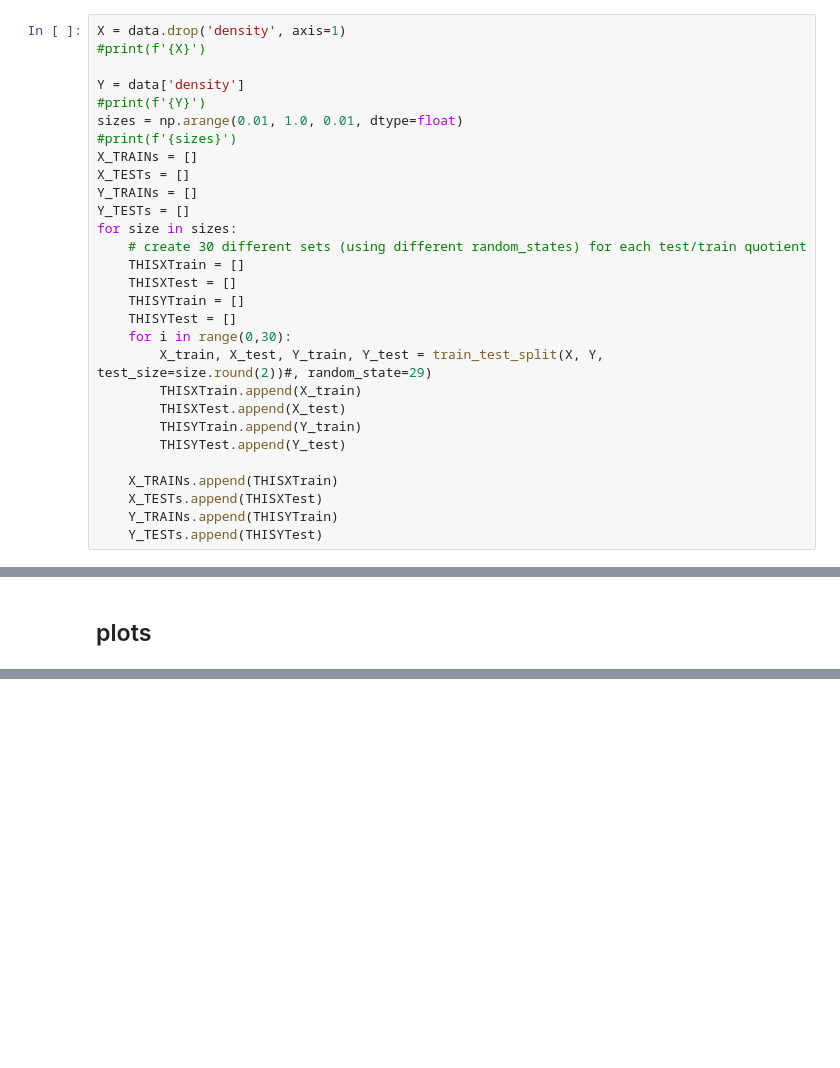
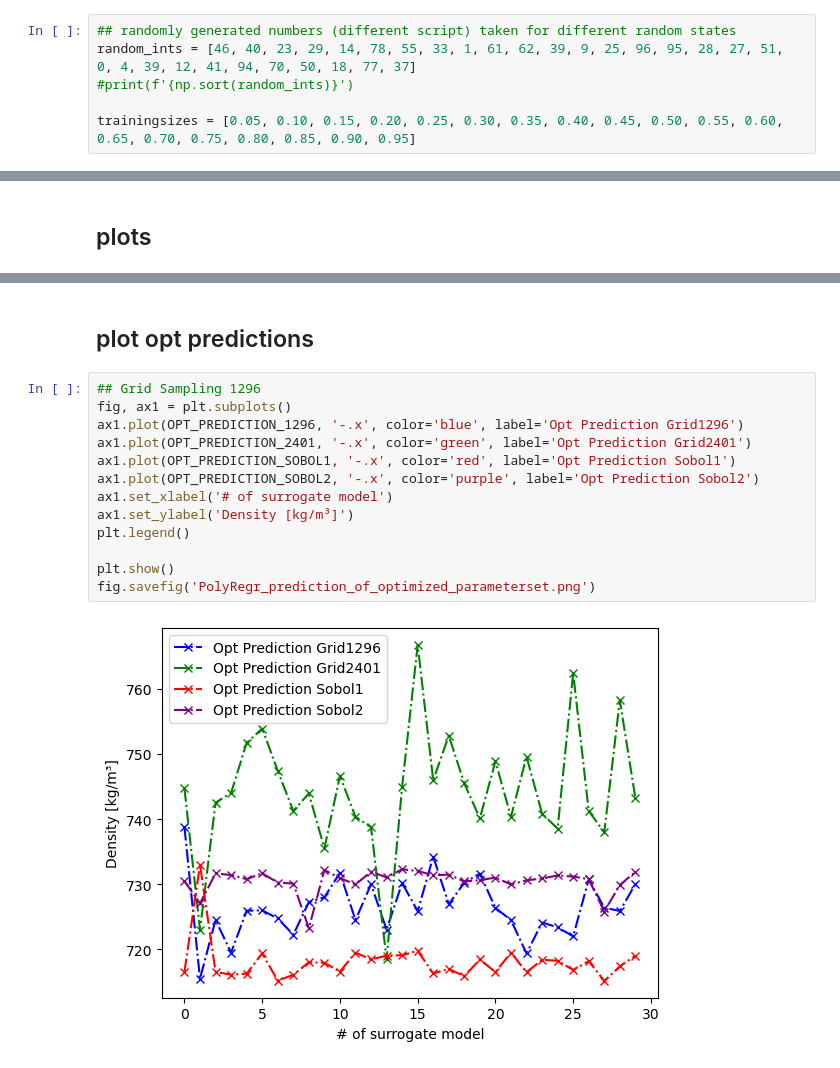
Before and after one commit to rstrickstrock/ML_density-model, a Jupyter notebook: 02.2_polynomial-regression/03_polynomial_regression_testset-size_analysis.ipynb, the cells around one changed output, grey strips where cells are left out. Saved outputs shown, nothing was run; the diff lists cells and outputs as text; blank space fills up the shorter version.

```diff
--- a/02.2_polynomial-regression/03_polynomial_regression_testset-size_analysis.ipynb
+++ b/02.2_polynomial-regression/03_polynomial_regression_testset-size_analysis.ipynb
@@ -25,31 +56,8 @@ data = data.drop(data.columns[0], axis=1)
 # %% [markdown]
 ## prepare data
 # %%
-X = data.drop('density', axis=1)
-#print(f'{X}')
+## randomly generated numbers (different script) taken for different random states
+random_ints = [46, 40, 23, 29, 14, 78, 55, 33, 1, 61, 62, 39, 9, 25, 96, 95, 28, 27, 51, 0, 4, 39, 12, 41, 94, 70, 50, 18, 77, 37]
+#print(f'{np.sort(random_ints)}')
 
-Y = data['density']
-#print(f'{Y}')
-sizes = np.arange(0.01, 1.0, 0.01, dtype=float)
-#print(f'{sizes}')
-X_TRAINs = []
-X_TESTs = []
-Y_TRAINs = []
-Y_TESTs = []
-for size in sizes:
-    # create 30 different sets (using different random_states) for each test/train quotient
-    THISXTrain = []
-    THISXTest = []
-    THISYTrain = []
-    THISYTest = []
-    for i in range(0,30):
-        X_train, X_test, Y_train, Y_test = train_test_split(X, Y, test_size=size.round(2))#, random_state=29)
-        THISXTrain.append(X_train)
-        THISXTest.append(X_test)
-        THISYTrain.append(Y_train)
-        THISYTest.append(Y_test)
-
-    X_TRAINs.append(THISXTrain)
-    X_TESTs.append(THISXTest)
-    Y_TRAINs.append(THISYTrain)
-    Y_TESTs.append(THISYTest)
+trainingsizes = [0.05, 0.10, 0.15, 0.20, 0.25, 0.30, 0.35, 0.40, 0.45, 0.50, 0.55, 0.60, 0.65, 0.70, 0.75, 0.80, 0.85, 0.90, 0.95]
@@ -142,0 +604,17 @@ plt.show()
+# %% [markdown]
+## plot opt predictions
+# %%
+## Grid Sampling 1296
+fig, ax1 = plt.subplots()
+ax1.plot(OPT_PREDICTION_1296, '-.x', color='blue', label='Opt Prediction Grid1296')
+ax1.plot(OPT_PREDICTION_2401, '-.x', color='green', label='Opt Prediction Grid2401')
+ax1.plot(OPT_PREDICTION_SOBOL1, '-.x', color='red', label='Opt Prediction Sobol1')
+ax1.plot(OPT_PREDICTION_SOBOL2, '-.x', color='purple', label='Opt Prediction Sobol2')
+ax1.set_xlabel('# of surrogate model')
+ax1.set_ylabel('Density [kg/m³]')
+plt.legend()
+
+plt.show()
+fig.savefig('PolyRegr_prediction_of_optimized_parameterset.png')
+# %% [output]
+[figure, added]
```
Also changed, not shown: parts of 12 cells of this notebook, 18 other files.
